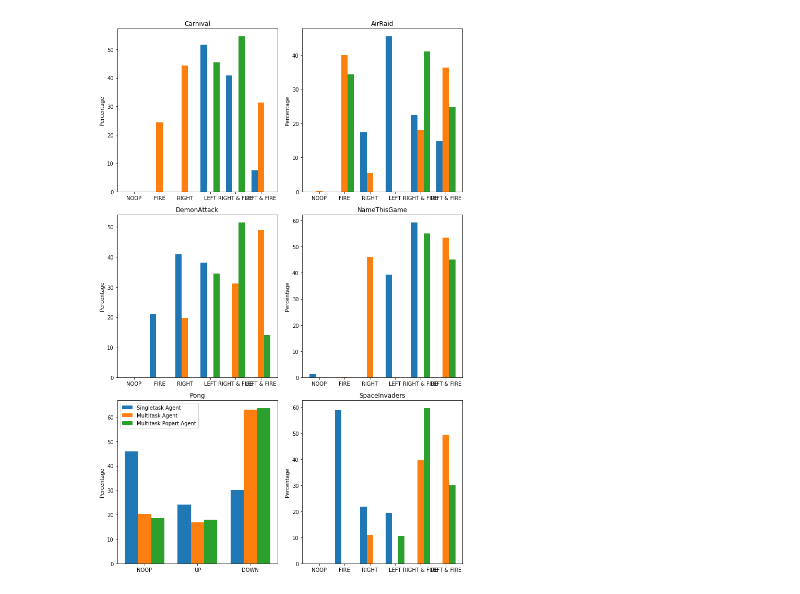
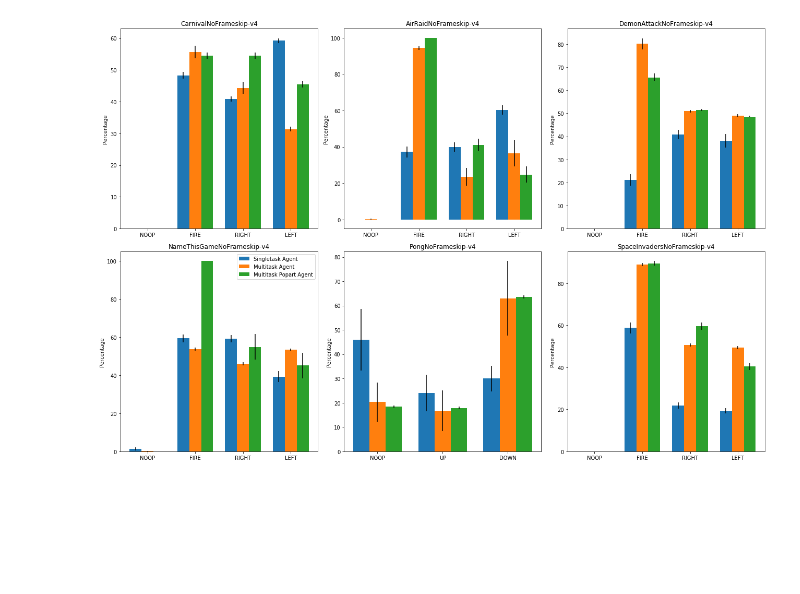
Before and after one commit to aluscher/torchbeastpopart, a Jupyter notebook: results/action_analysis.ipynb, the cells around one changed output. Saved outputs shown, nothing was run; the diff lists cells and outputs as text; code cells hidden in the pictures; blank space fills up the shorter version.

Commit message:
rework action analysis

```diff
--- a/results/action_analysis.ipynb
+++ b/results/action_analysis.ipynb
@@ -170,19 +103,0 @@ MultiTaskPopart, SpaceInvadersNoFrameskip-v4, 300010240 done in 10.4 minutes
-# %%
-data = pickle.load(open( "50_games_data_with_std.pkl", "rb" ) )
-fig, axs = plt.subplots(len(data), figsize=(10, 96))
-for i, (model_name, env_name, it_actions) in enumerate(data):
-    width = 0.18
-    x = np.arange(6)
-    rects = []
-    for j, (iterations, means, stds) in enumerate(it_actions):
-        rect = axs[i].bar(x - 3 * width / 2 + j * width, means, width, label=f'Iteration {iterations:,}', yerr=stds)
-        rects.append(rect)
-
-    axs[i].set_xticks(x)
-    axs[i].set_xticklabels([ACTION_MEANING[k] for k in range(6)])
-    axs[i].set_ylabel('Percentage')
-    axs[i].set_title(f'{model_name}: {env_name}')
-    axs[i].legend()
-
-fig.tight_layout()
-plt.savefig("action_distributions_50_games.png")
@@ -191,47 +165,35 @@ plt.savefig("action_distributions_50_games.png")
 # %%
-data = pickle.load(open( "50_games_data_with_std.pkl", "rb" ) )
-data_per_env = {}
-env_names = []
-for model, env, actions in data:
-    env = env[:-14]
-    if not env in data_per_env:
-        data_per_env[env] = {}
-        env_names.append(env)
+data = pickle.load(open( "50_games_actions.pkl", "rb" ) )
+env_actions = {
+    "CarnivalNoFrameskip-v4": [("NOOP", [0]), ("FIRE", [1,4,5]), ("RIGHT", [2,4]), ("LEFT", [3,5]) ],
+    "AirRaidNoFrameskip-v4": [("NOOP", [0]), ("FIRE", [1,4,5]), ("RIGHT", [2,4]), ("LEFT", [3,5]) ],
+    "DemonAttackNoFrameskip-v4": [("NOOP", [0]), ("FIRE", [1,4,5]), ("RIGHT", [2,4]), ("LEFT", [3,5]) ],
+    "NameThisGameNoFrameskip-v4": [("NOOP", [0]), ("FIRE", [1,4,5]), ("RIGHT", [2,4]), ("LEFT", [3,5]) ],
+    "PongNoFrameskip-v4": [("NOOP", [0, 1]), ("UP", [2, 4]), ("DOWN", [3,5]) ],
+    "SpaceInvadersNoFrameskip-v4": [("NOOP", [0]), ("FIRE", [1,4,5]), ("RIGHT", [2,4]), ("LEFT", [3,5]) ],
+}
 
-    current_action_space = env_actions[env]
-    corrected_actions = []
-    _, mean, _ = actions[-1]
-    for _, indices in current_action_space:
-        s = 0
-        for index in indices:
-            s += mean[index]
-        corrected_actions.append(s)
+data = mean_and_std_data(data, env_actions)
 
-    if model == "MultiTask":
-        data_per_env[env]["multitask"] = corrected_actions
-    elif model == "MultiTaskPopart":
-        data_per_env[env]["multitask_popart"] = corrected_actions
-    else:
-        data_per_env[env]["singletask"] = corrected_actions
-
-fig, axs = plt.subplots(3, 2, figsize=(10, 15))
-for i, env in enumerate(env_names):
+fig, axs = plt.subplots(2, 3, figsize=(18, 12))
+for i, env in enumerate(data):
+    env_data = data[env]
     width = 0.25
     current_action_space = env_actions[env]
     x = np.arange(len(current_action_space))
 
-    axs[i//2, i%2].bar(x - width, data_per_env[env]["singletask"], width, label="Singletask Agent")
-    axs[i//2, i%2].bar(x, data_per_env[env]["multitask"], width, label="Multitask Agent")
-    axs[i//2, i%2].bar(x + width, data_per_env[env]["multitask_popart"], width, label="Multitask Popart Agent")
+    axs[i//3, i%3].bar(x - width, env_data["singletask"]["mean"], width, label="Singletask Agent", yerr=env_data["singletask"]["std"])
+    axs[i//3, i%3].bar(x, env_data["multitask"]["mean"], width, label="Multitask Agent", yerr=env_data["multitask"]["std"])
+    axs[i//3, i%3].bar(x + width, env_data["multitaskpopart"]["mean"], width, label="Multitask Popart Agent", yerr=env_data["multitaskpopart"]["std"])
 
-    axs[i//2, i%2].set_xticks(x)
-    axs[i//2, i%2].set_xticklabels([action_meaning for action_meaning,_ in current_action_space])
-    axs[i//2, i%2].set_ylabel('Percentage')
-    axs[i//2, i%2].set_title(env)
-    if i//2 == 2 and i%2 == 0:
-        axs[i//2, i%2].legend()
+    axs[i//3, i%3].set_xticks(x)
+    axs[i//3, i%3].set_xticklabels([action_meaning for action_meaning,_ in current_action_space])
+    axs[i//3, i%3].set_ylabel('Percentage')
+    axs[i//3, i%3].set_title(env)
+    if i//3 == 1 and i%3 == 0:
+        axs[i//3, i%3].legend()
 
 fig.tight_layout()
-plt.savefig("action_distributions_per_game.png")
+plt.savefig("action_distributions_aggregated_actions.png")
 # %% [output]
-[figure, old version]
+[figure, new version]
```
Also changed, not shown: parts of 5 cells of this notebook, 8 other files.
